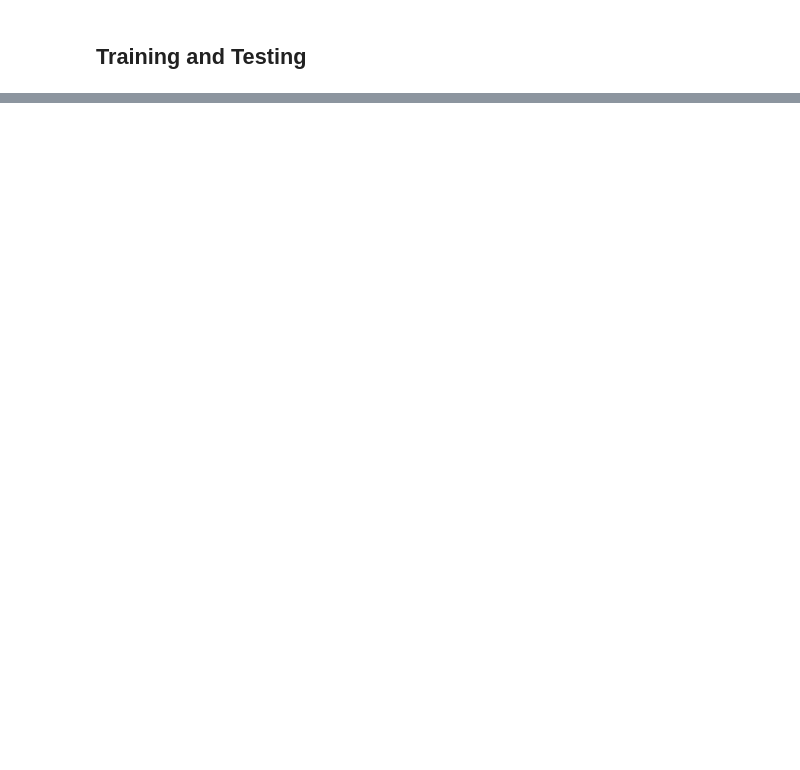
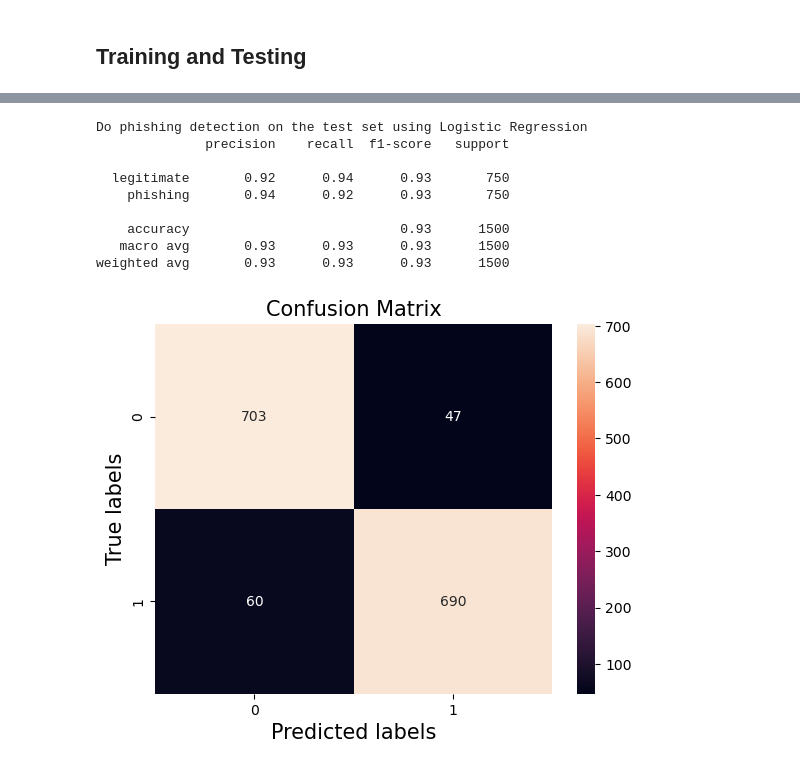
Before and after one commit to ancuongnguyen07/CS-C320-ML, a Jupyter notebook: code/notebook.ipynb, the cells around one changed output, grey strips where cells are left out. Drawn from its saved outputs; the diff is of its cells as text; code cells hidden in the pictures; blank space fills up the shorter version.

```diff
--- a/code/notebook.ipynb
+++ b/code/notebook.ipynb
@@ -259,0 +363,18 @@ Prediction accuracy: 94.93%
+# %%
+print("Do phishing detection on the test set using Logistic Regression")
+y_pred = clf_log.predict(X_test)
+conf_matrix = generate_confusion_matrix(y_test, y_pred)
+# Looking for low false positive as in this case false positive means that
+# the probability of a phishing website is predicted as a legitimate website
+print(classification_report(y_test, y_pred, target_names=['legitimate', 'phishing']))
+# %% [output]
+Do phishing detection on the test set using Logistic Regression
+              precision    recall  f1-score   support
+
+  legitimate       0.92      0.94      0.93       750
+    phishing       0.94      0.92      0.93       750
+
+    accuracy                           0.93      1500
+   macro avg       0.93      0.93      0.93      1500
+weighted avg       0.93      0.93      0.93      1500
+[figure, added]
```
Also changed, not shown: parts of 20 cells of this notebook.
